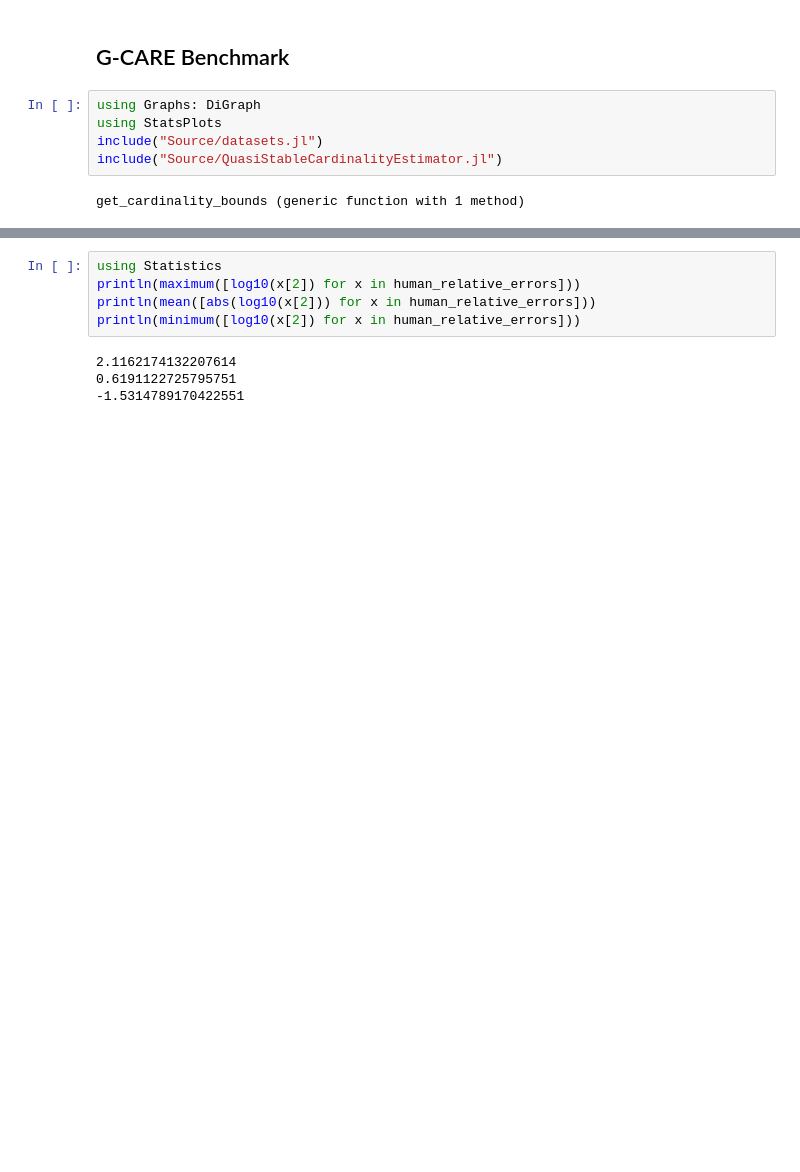
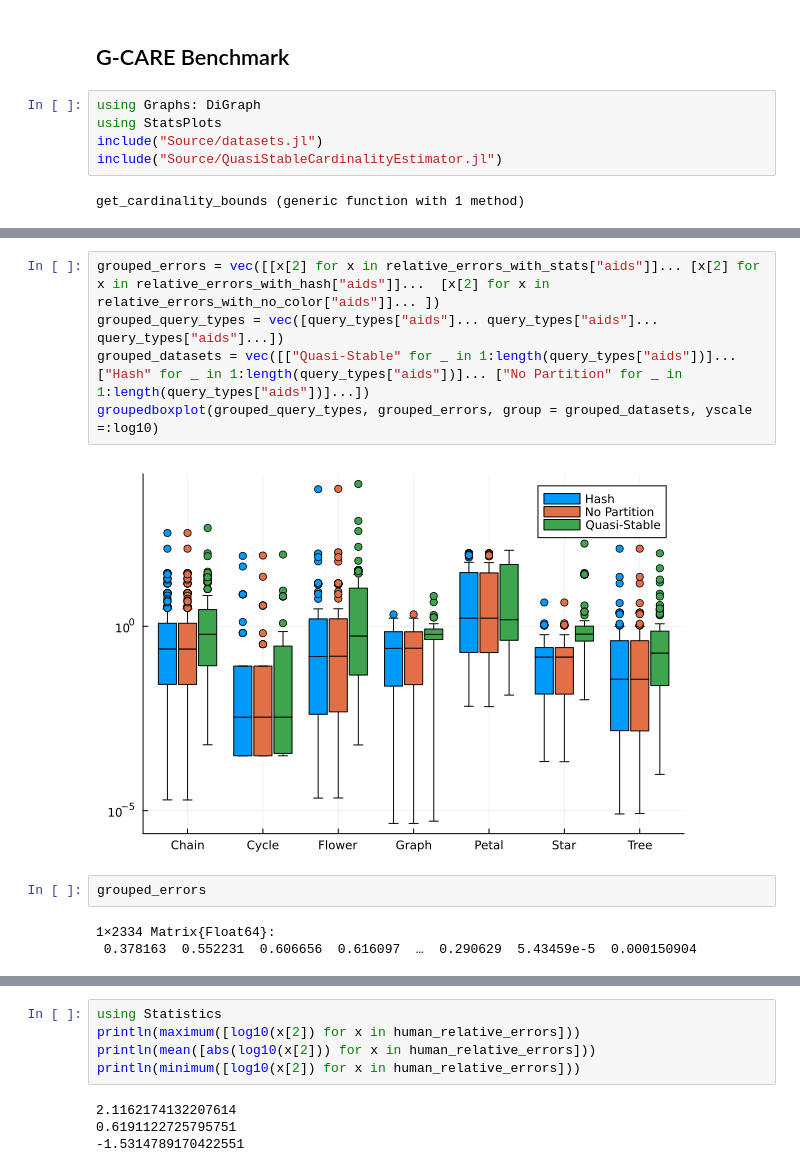
Before and after one commit to uwdb/color, a Jupyter notebook: g-care.ipynb, the cells around one changed output, grey strips where cells are left out. Saved outputs shown, nothing was run; the diff lists cells and outputs as text; blank space fills up the shorter version.

```diff
--- a/g-care.ipynb
+++ b/g-care.ipynb
@@ -43 +179,13 @@ end
+# %%
+grouped_errors = vec([[x[2] for x in relative_errors_with_stats["aids"]]... [x[2] for x in relative_errors_with_hash["aids"]]...  [x[2] for x in relative_errors_with_no_color["aids"]]... ])
+grouped_query_types = vec([query_types["aids"]... query_types["aids"]... query_types["aids"]...])
+grouped_datasets = vec([["Quasi-Stable" for _ in 1:length(query_types["aids"])]... ["Hash" for _ in 1:length(query_types["aids"])]... ["No Partition" for _ in 1:length(query_types["aids"])]...])
+groupedboxplot(grouped_query_types, grouped_errors, group = grouped_datasets, yscale =:log10)
+# %% [output]
+[figure, added]
+# %%
+grouped_errors
+# %% [output]
+1×2334 Matrix{Float64}:
+ 0.378163  0.552231  0.606656  0.616097  …  0.290629  5.43459e-5  0.000150904
 # %%
```
Also changed, not shown: parts of 12 cells of this notebook, 1 other file.
